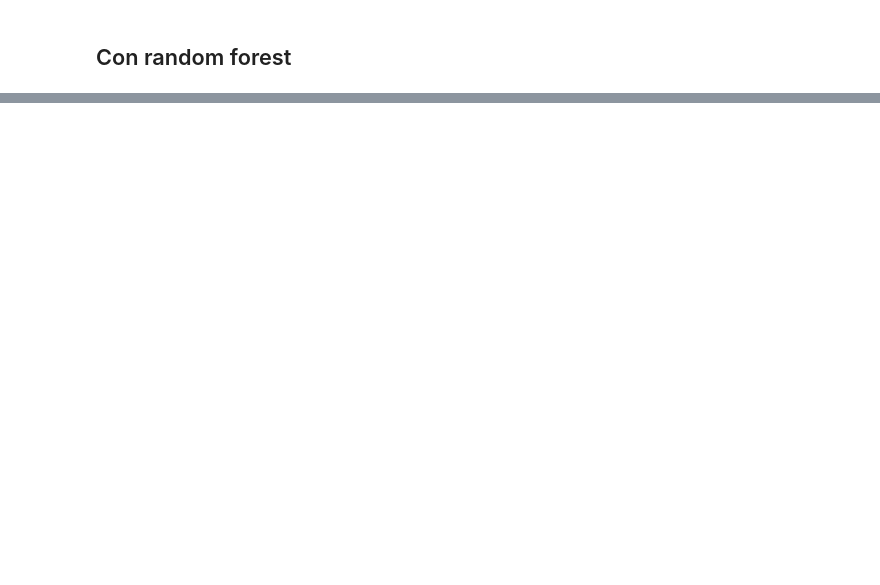
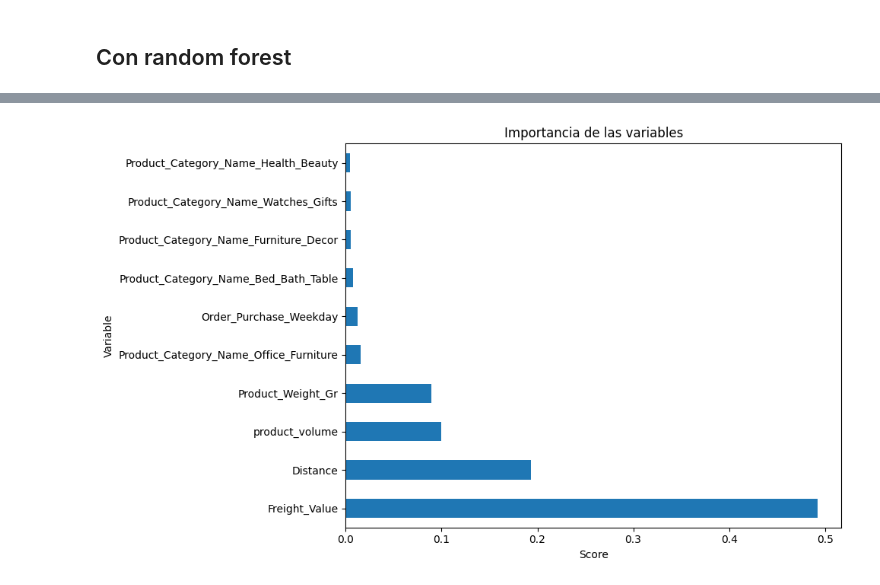
Before and after one commit to JosefinaE/proyecto-mineria-datos, a Jupyter notebook: hito1/pregunta9.ipynb, the cells around one changed output, grey strips where cells are left out. Cells and saved outputs as stored; diff of their text form; code cells hidden in the pictures; blank space fills up the shorter version.

Commit message:
Adds graphs in pregunta9

```diff
--- a/hito1/pregunta9.ipynb
+++ b/hito1/pregunta9.ipynb
@@ -293,0 +290,18 @@ print(f"📊 R²: {r2:.4f}")
+# %%
+import matplotlib.pyplot as plt
+import pandas as pd
+import seaborn as sns
+
+importances = model.feature_importances_
+feature_names = X.columns
+forest_importances = pd.Series(importances, index=feature_names)
+
+plt.figure(figsize=(10, 6))
+forest_importances.nlargest(10).plot(kind='barh')
+plt.title("Importancia de las variables")
+plt.xlabel("Score")
+plt.ylabel("Variable")
+plt.tight_layout()
+plt.show()
+# %% [output]
+[figure, added]
```
Also changed, not shown: parts of 10 cells of this notebook.
